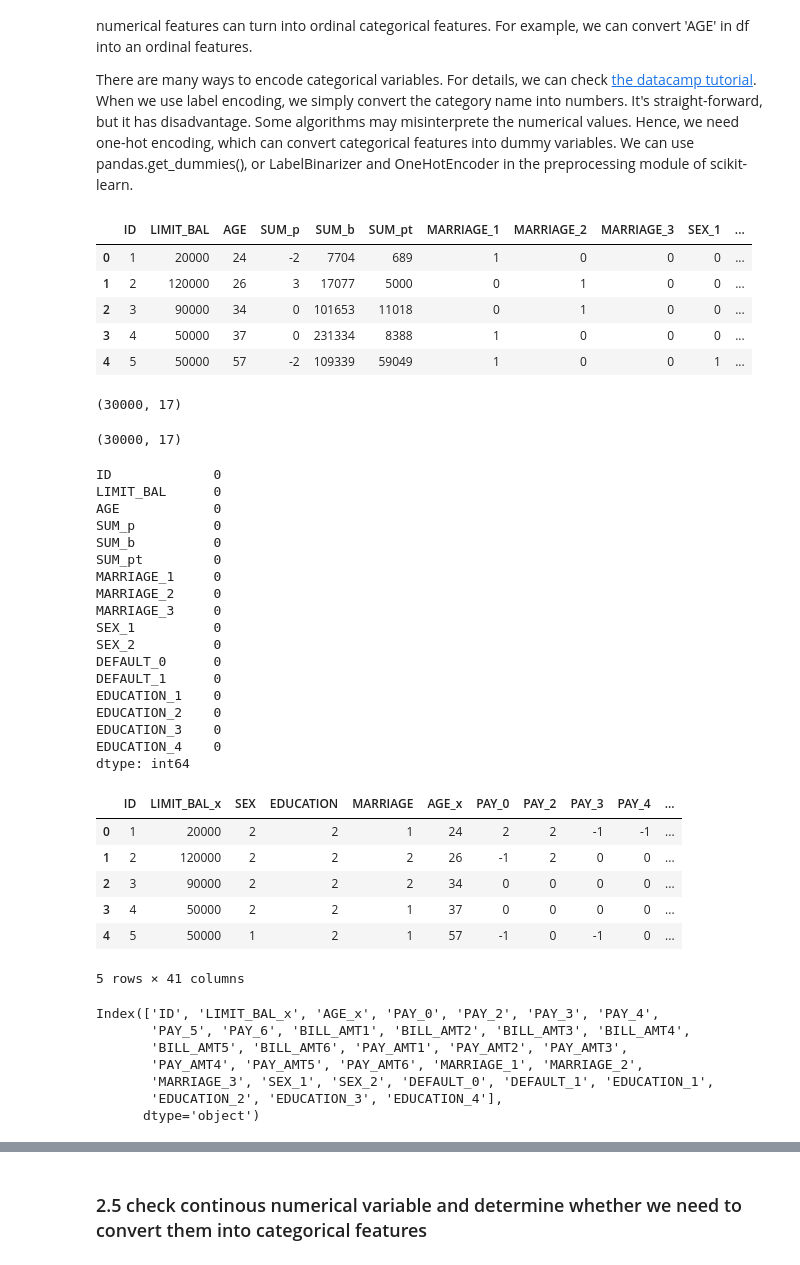
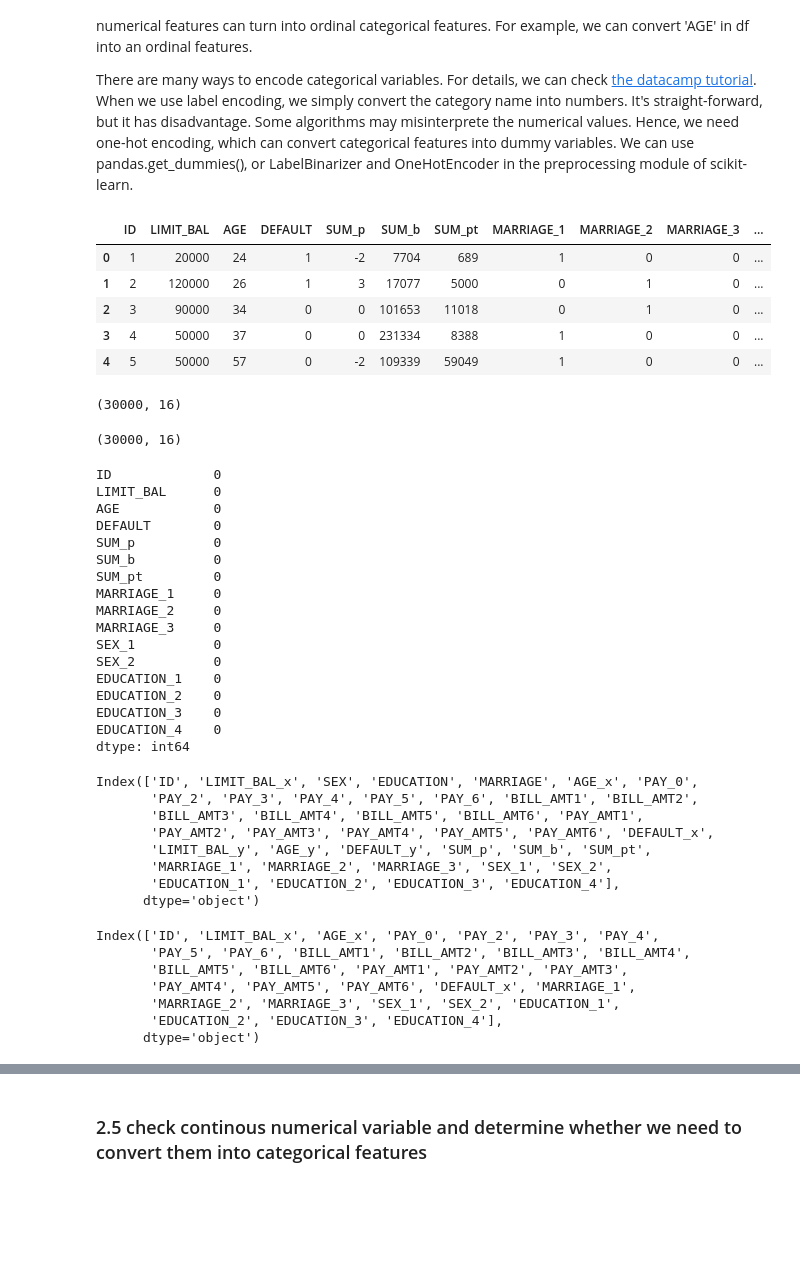
Before and after one commit to Lina-statistics/Capstone_project_Spring_Board, a Jupyter notebook: credit_card_default/feature_engineering.ipynb, the cells around one changed output, grey strips where cells are left out. Saved outputs shown, nothing was run; the diff lists cells and outputs as text; code cells hidden in the pictures; blank space fills up the shorter version.

```diff
--- a/credit_card_default/feature_engineering.ipynb
+++ b/credit_card_default/feature_engineering.ipynb
@@ -328,29 +328,30 @@ Categorical features without any order of precedence are called nominal features
 There are many ways to encode categorical variables. For details, we can check [the datacamp tutorial](https://www.datacamp.com/community/tutorials/categorical-data). When we use label encoding, we simply convert the category name into numbers. It's straight-forward, but it has disadvantage. Some algorithms may misinterprete the numerical values. Hence, we need one-hot encoding, which can convert categorical features into dummy variables. We can use pandas.get_dummies(), or LabelBinarizer and OneHotEncoder in the preprocessing module of scikit-learn.
 # %%
 # one-hot encoding for MARRIAGE, SEX, DEFAULT and EDUCATION
-df_sum_dummy=pd.get_dummies(df_sum, columns=['MARRIAGE','SEX','DEFAULT','EDUCATION'], drop_first=False)
+df_sum_dummy=pd.get_dummies(df_sum, columns=['MARRIAGE','SEX','EDUCATION'], drop_first=False)
 df_sum_dummy.head()
 # %% [output]
-|  | ID | LIMIT_BAL | AGE | SUM_p | SUM_b | SUM_pt | MARRIAGE_1 | MARRIAGE_2 | MARRIAGE_3 | SEX_1 | ... |
-| 0 | 1 | 20000 | 24 | -2 | 7704 | 689 | 1 | 0 | 0 | 0 | ... |
-| 1 | 2 | 120000 | 26 | 3 | 17077 | 5000 | 0 | 1 | 0 | 0 | ... |
-| 2 | 3 | 90000 | 34 | 0 | 101653 | 11018 | 0 | 1 | 0 | 0 | ... |
-| 3 | 4 | 50000 | 37 | 0 | 231334 | 8388 | 1 | 0 | 0 | 0 | ... |
-| 4 | 5 | 50000 | 57 | -2 | 109339 | 59049 | 1 | 0 | 0 | 1 | ... |
+|  | ID | LIMIT_BAL | AGE | DEFAULT | SUM_p | SUM_b | SUM_pt | MARRIAGE_1 | MARRIAGE_2 | MARRIAGE_3 | ... |
+| 0 | 1 | 20000 | 24 | 1 | -2 | 7704 | 689 | 1 | 0 | 0 | ... |
+| 1 | 2 | 120000 | 26 | 1 | 3 | 17077 | 5000 | 0 | 1 | 0 | ... |
+| 2 | 3 | 90000 | 34 | 0 | 0 | 101653 | 11018 | 0 | 1 | 0 | ... |
+| 3 | 4 | 50000 | 37 | 0 | 0 | 231334 | 8388 | 1 | 0 | 0 | ... |
+| 4 | 5 | 50000 | 57 | 0 | -2 | 109339 | 59049 | 1 | 0 | 0 | ... |
 # %%
 df_sum_dummy.shape
 # %% [output]
-(30000, 17)
+(30000, 16)
 # %%
 df_sum_dummy.drop_duplicates().shape
 # %% [output]
-(30000, 17)
+(30000, 16)
 # %%
 df_sum_dummy.isna().sum()
 # %% [output]
 ID             0
 LIMIT_BAL      0
 AGE            0
+DEFAULT        0
 SUM_p          0
 SUM_b          0
 SUM_pt         0
@@ -359,8 +360,6 @@ MARRIAGE_2     0
 MARRIAGE_3     0
 SEX_1          0
 SEX_2          0
-DEFAULT_0      0
-DEFAULT_1      0
 EDUCATION_1    0
 EDUCATION_2    0
 EDUCATION_3    0
@@ -368,24 +367,25 @@ EDUCATION_4    0
 dtype: int64
 # %%
 df_dummy=df.merge(df_sum_dummy, how='left', on='ID')
-df_dummy.head()
+df_dummy.columns
 # %% [output]
-|  | ID | LIMIT_BAL_x | SEX | EDUCATION | MARRIAGE | AGE_x | PAY_0 | PAY_2 | PAY_3 | PAY_4 | ... |
-| 0 | 1 | 20000 | 2 | 2 | 1 | 24 | 2 | 2 | -1 | -1 | ... |
-| 1 | 2 | 120000 | 2 | 2 | 2 | 26 | -1 | 2 | 0 | 0 | ... |
-| 2 | 3 | 90000 | 2 | 2 | 2 | 34 | 0 | 0 | 0 | 0 | ... |
-| 3 | 4 | 50000 | 2 | 2 | 1 | 37 | 0 | 0 | 0 | 0 | ... |
-| 4 | 5 | 50000 | 1 | 2 | 1 | 57 | -1 | 0 | -1 | 0 | ... |
-5 rows × 41 columns
+Index(['ID', 'LIMIT_BAL_x', 'SEX', 'EDUCATION', 'MARRIAGE', 'AGE_x', 'PAY_0',
+       'PAY_2', 'PAY_3', 'PAY_4', 'PAY_5', 'PAY_6', 'BILL_AMT1', 'BILL_AMT2',
+       'BILL_AMT3', 'BILL_AMT4', 'BILL_AMT5', 'BILL_AMT6', 'PAY_AMT1',
+       'PAY_AMT2', 'PAY_AMT3', 'PAY_AMT4', 'PAY_AMT5', 'PAY_AMT6', 'DEFAULT_x',
+       'LIMIT_BAL_y', 'AGE_y', 'DEFAULT_y', 'SUM_p', 'SUM_b', 'SUM_pt',
+       'MARRIAGE_1', 'MARRIAGE_2', 'MARRIAGE_3', 'SEX_1', 'SEX_2',
+       'EDUCATION_1', 'EDUCATION_2', 'EDUCATION_3', 'EDUCATION_4'],
+      dtype='object')
 # %%
-df_dummy=df_dummy.drop(['MARRIAGE', 'SEX', 'DEFAULT', 'EDUCATION', 'SUM_p', 'SUM_b', 'SUM_pt','LIMIT_BAL_y', 'AGE_y'], axis=1)
+df_dummy=df_dummy.drop(['MARRIAGE', 'SEX', 'EDUCATION', 'SUM_p', 'SUM_b', 'SUM_pt','LIMIT_BAL_y', 'AGE_y', 'DEFAULT_y'], axis=1)
 df_dummy.columns
 # %% [output]
 Index(['ID', 'LIMIT_BAL_x', 'AGE_x', 'PAY_0', 'PAY_2', 'PAY_3', 'PAY_4',
        'PAY_5', 'PAY_6', 'BILL_AMT1', 'BILL_AMT2', 'BILL_AMT3', 'BILL_AMT4',
        'BILL_AMT5', 'BILL_AMT6', 'PAY_AMT1', 'PAY_AMT2', 'PAY_AMT3',
-       'PAY_AMT4', 'PAY_AMT5', 'PAY_AMT6', 'MARRIAGE_1', 'MARRIAGE_2',
-       'MARRIAGE_3', 'SEX_1', 'SEX_2', 'DEFAULT_0', 'DEFAULT_1', 'EDUCATION_1',
+       'PAY_AMT4', 'PAY_AMT5', 'PAY_AMT6', 'DEFAULT_x', 'MARRIAGE_1',
+       'MARRIAGE_2', 'MARRIAGE_3', 'SEX_1', 'SEX_2', 'EDUCATION_1',
        'EDUCATION_2', 'EDUCATION_3', 'EDUCATION_4'],
       dtype='object')
 # %%
```
Also changed, not shown: parts of 5 cells of this notebook, 2 other files.
